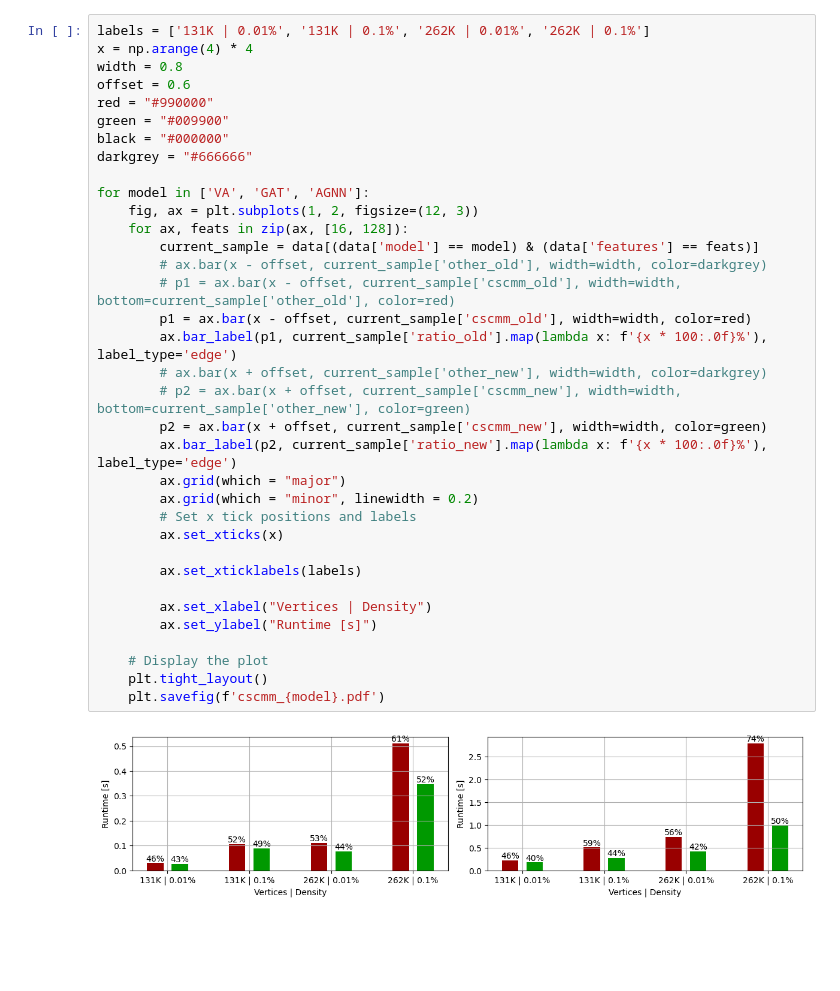
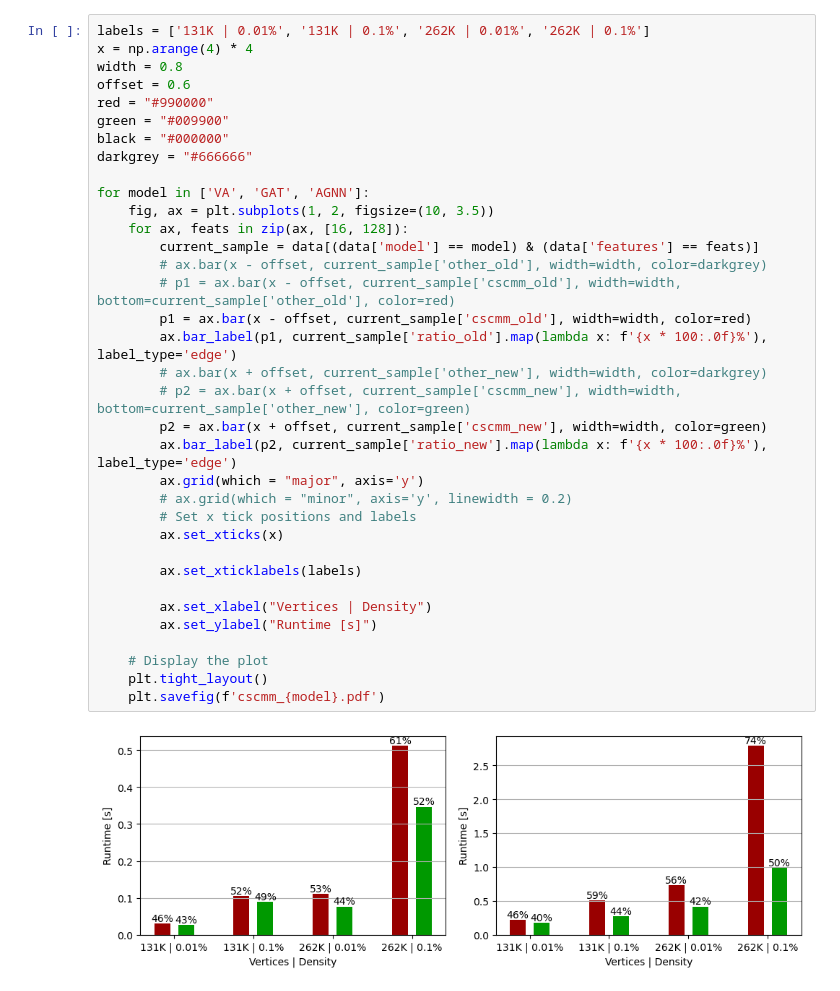
Before and after one commit to C-TC/master_thesis, a Jupyter notebook: results/cscmm/plot.ipynb, the cells around one changed output. Cells and saved outputs as stored; diff of their text form; blank space fills up the shorter version.

```diff
--- a/results/cscmm/plot.ipynb
+++ b/results/cscmm/plot.ipynb
@@ -38,34 +38,34 @@ x = np.arange(4) * 4
 width = 0.8
 offset = 0.6
 red = "#990000"
 green = "#009900"
 black = "#000000"
 darkgrey = "#666666"
 
 for model in ['VA', 'GAT', 'AGNN']:
-    fig, ax = plt.subplots(1, 2, figsize=(12, 3))
+    fig, ax = plt.subplots(1, 2, figsize=(10, 3.5))
     for ax, feats in zip(ax, [16, 128]):
         current_sample = data[(data['model'] == model) & (data['features'] == feats)]
         # ax.bar(x - offset, current_sample['other_old'], width=width, color=darkgrey)
         # p1 = ax.bar(x - offset, current_sample['cscmm_old'], width=width, bottom=current_sample['other_old'], color=red)
         p1 = ax.bar(x - offset, current_sample['cscmm_old'], width=width, color=red)
         ax.bar_label(p1, current_sample['ratio_old'].map(lambda x: f'{x * 100:.0f}%'), label_type='edge')
         # ax.bar(x + offset, current_sample['other_new'], width=width, color=darkgrey)
         # p2 = ax.bar(x + offset, current_sample['cscmm_new'], width=width, bottom=current_sample['other_new'], color=green)
         p2 = ax.bar(x + offset, current_sample['cscmm_new'], width=width, color=green)
         ax.bar_label(p2, current_sample['ratio_new'].map(lambda x: f'{x * 100:.0f}%'), label_type='edge')
-        ax.grid(which = "major")
-        ax.grid(which = "minor", linewidth = 0.2)
+        ax.grid(which = "major", axis='y')
+        # ax.grid(which = "minor", axis='y', linewidth = 0.2)
         # Set x tick positions and labels
         ax.set_xticks(x)
 
         ax.set_xticklabels(labels)
 
         ax.set_xlabel("Vertices | Density")
         ax.set_ylabel("Runtime [s]")
 
     # Display the plot
     plt.tight_layout()
     plt.savefig(f'cscmm_{model}.pdf')
 # %% [output]
-[figure, old version]
+[figure, new version]
```
Also changed, not shown: parts of 2 cells of this notebook, 37 other files.
